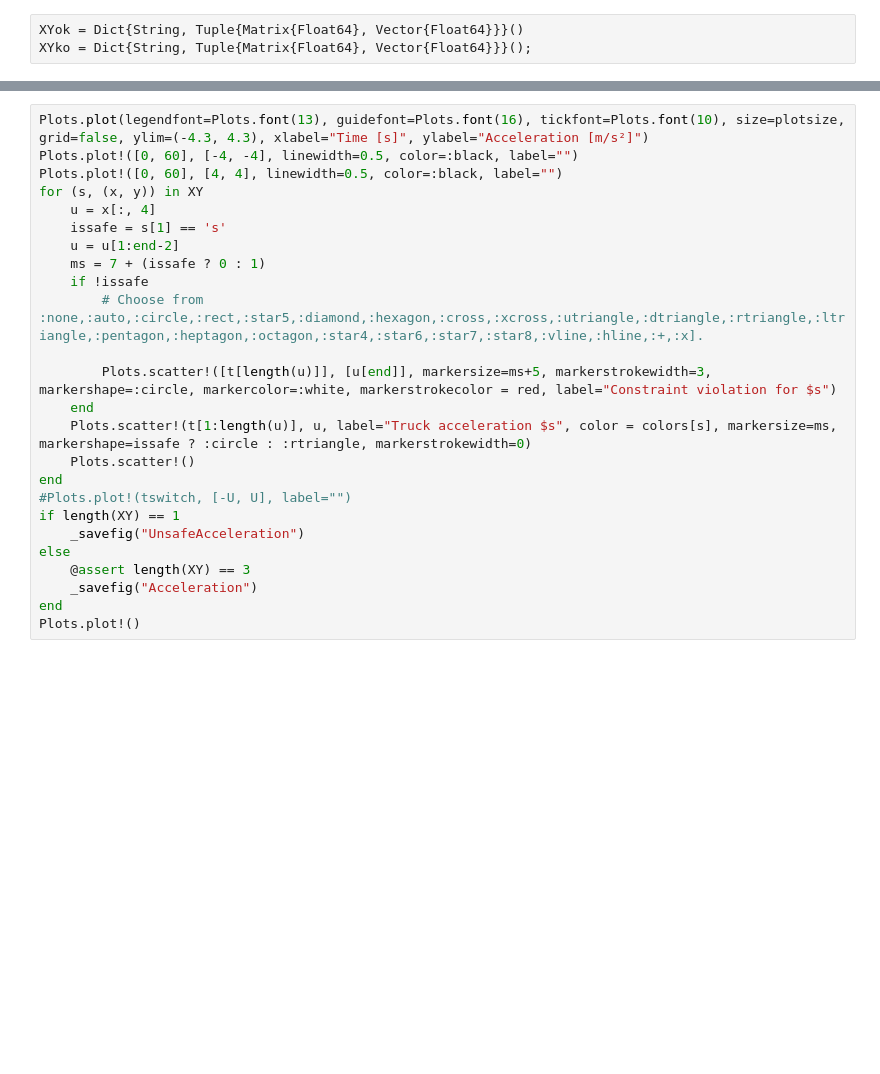
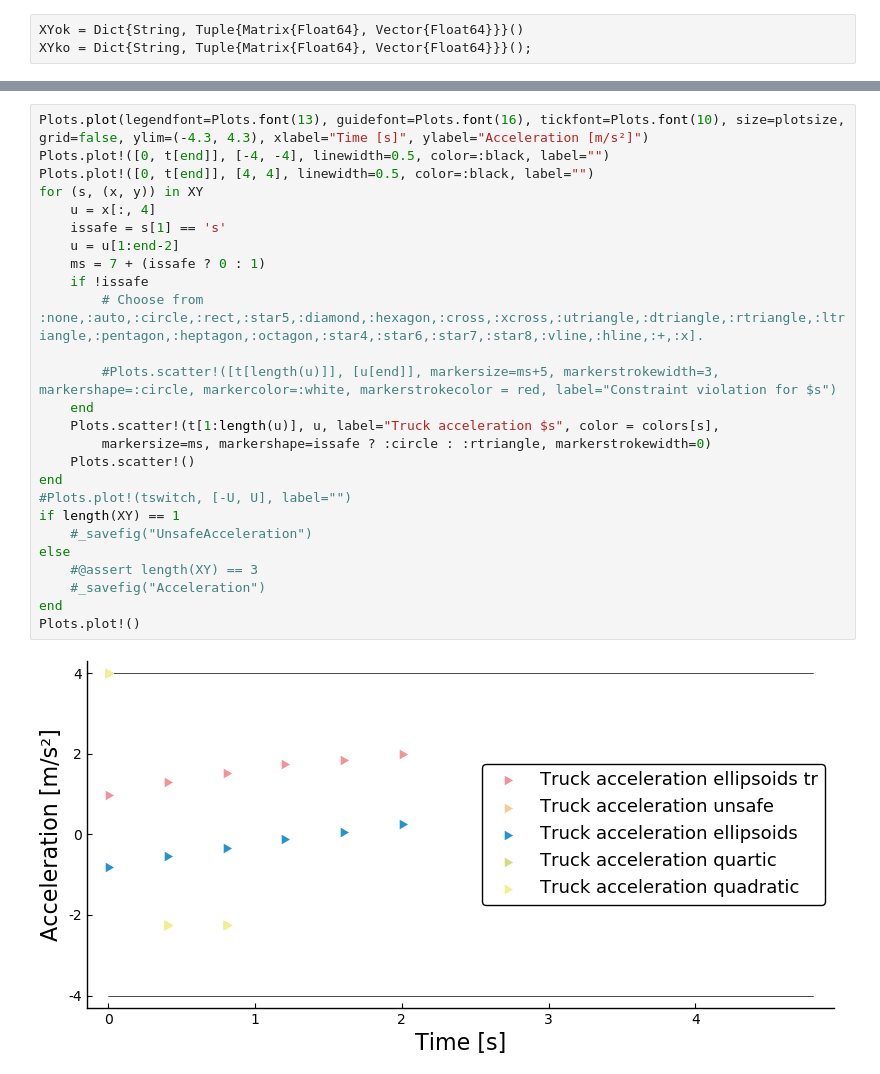
Before and after one commit to blegat/SwitchOnSafety.jl, a Jupyter notebook: examples/model_predictive_control.ipynb, the cells around one changed output, grey strips where cells are left out. Saved outputs shown, nothing was run; the diff lists cells and outputs as text; blank space fills up the shorter version.

```diff
--- a/examples/model_predictive_control.ipynb
+++ b/examples/model_predictive_control.ipynb
@@ -240,28 +444,31 @@ Plots.plot!()
 # %%
 Plots.plot(legendfont=Plots.font(13), guidefont=Plots.font(16), tickfont=Plots.font(10), size=plotsize, grid=false, ylim=(-4.3, 4.3), xlabel="Time [s]", ylabel="Acceleration [m/s²]")
-Plots.plot!([0, 60], [-4, -4], linewidth=0.5, color=:black, label="")
-Plots.plot!([0, 60], [4, 4], linewidth=0.5, color=:black, label="")
+Plots.plot!([0, t[end]], [-4, -4], linewidth=0.5, color=:black, label="")
+Plots.plot!([0, t[end]], [4, 4], linewidth=0.5, color=:black, label="")
 for (s, (x, y)) in XY
     u = x[:, 4]
     issafe = s[1] == 's'
     u = u[1:end-2]
     ms = 7 + (issafe ? 0 : 1)
     if !issafe
         # Choose from :none,:auto,:circle,:rect,:star5,:diamond,:hexagon,:cross,:xcross,:utriangle,:dtriangle,:rtriangle,:ltriangle,:pentagon,:heptagon,:octagon,:star4,:star6,:star7,:star8,:vline,:hline,:+,:x].
 
-        Plots.scatter!([t[length(u)]], [u[end]], markersize=ms+5, markerstrokewidth=3, markershape=:circle, markercolor=:white, markerstrokecolor = red, label="Constraint violation for $s")
+        #Plots.scatter!([t[length(u)]], [u[end]], markersize=ms+5, markerstrokewidth=3, markershape=:circle, markercolor=:white, markerstrokecolor = red, label="Constraint violation for $s")
     end
-    Plots.scatter!(t[1:length(u)], u, label="Truck acceleration $s", color = colors[s], markersize=ms, markershape=issafe ? :circle : :rtriangle, markerstrokewidth=0)
+    Plots.scatter!(t[1:length(u)], u, label="Truck acceleration $s", color = colors[s],
+        markersize=ms, markershape=issafe ? :circle : :rtriangle, markerstrokewidth=0)
     Plots.scatter!()
 end
 #Plots.plot!(tswitch, [-U, U], label="")
 if length(XY) == 1
-    _savefig("UnsafeAcceleration")
+    #_savefig("UnsafeAcceleration")
 else
-    @assert length(XY) == 3
-    _savefig("Acceleration")
+    #@assert length(XY) == 3
+    #_savefig("Acceleration")
 end
 Plots.plot!()
+# %% [output]
+[figure, added]
 # %%
 Plots.plot(size=(800, 400), xlabel="Time [s]", ylabel="Truck position [m]")
 for (s, (x, y)) in XY
```
Also changed, not shown: parts of 34 cells of this notebook, 2 other files.
